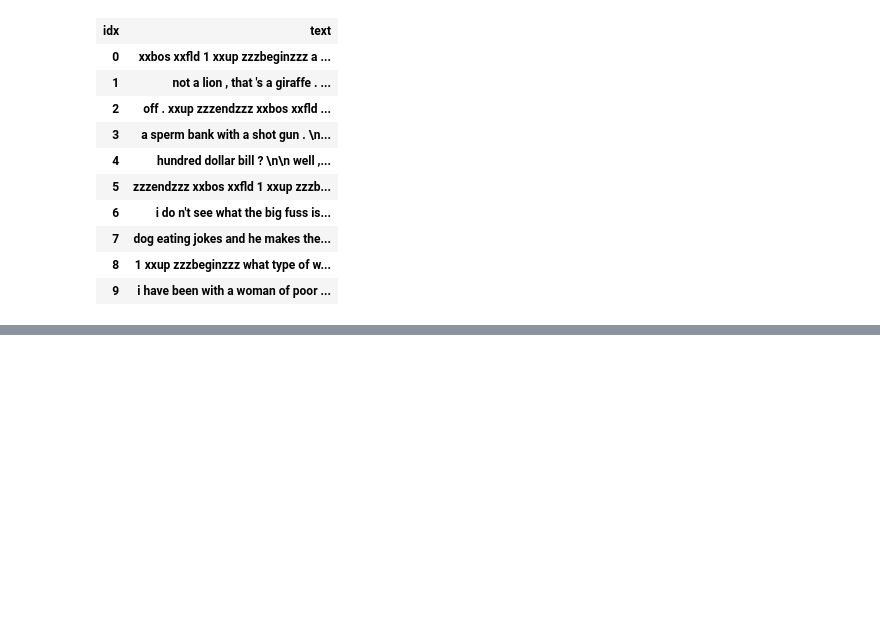
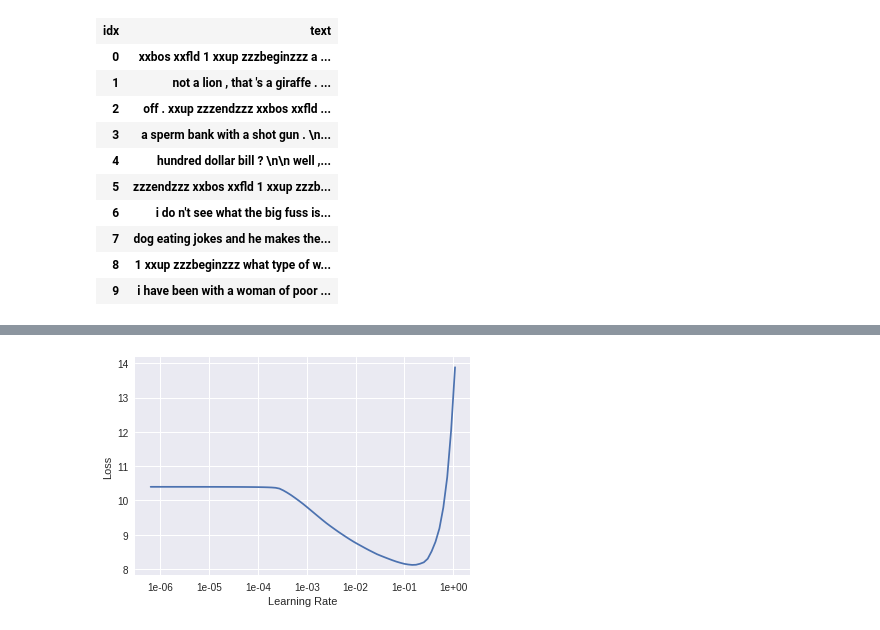
Before and after one commit to gdoteof/neuralnet_stuff, a Jupyter notebook: rjokes_languagemodel.ipynb, the cells around one changed output, grey strips where cells are left out. Saved outputs shown, nothing was run; the diff lists cells and outputs as text; code cells hidden in the pictures; blank space fills up the shorter version.

```diff
--- a/rjokes_languagemodel.ipynb
+++ b/rjokes_languagemodel.ipynb
@@ -212,3 +130,0 @@ This is where the unlabelled data is going to be useful to us, as we can use it
-# %%
-:
-data_lm = TextLMDataBunch.load(path, 'tmp_lm', bs=bs)
@@ -339,0 +155,3 @@ learn.freeze()
+# %%
+learn_no_pretrain = language_model_learner(data_lm, drop_mult=0.3,emb_sz=600)
+learn_no_pretrain.lr_find()
@@ -339,0 +163,4 @@ learn.freeze()
+# %%
+learn_no_pretrain.recorder.plot()
+# %% [output]
+[figure, added]
```
Also changed, not shown: parts of 82 cells of this notebook.
